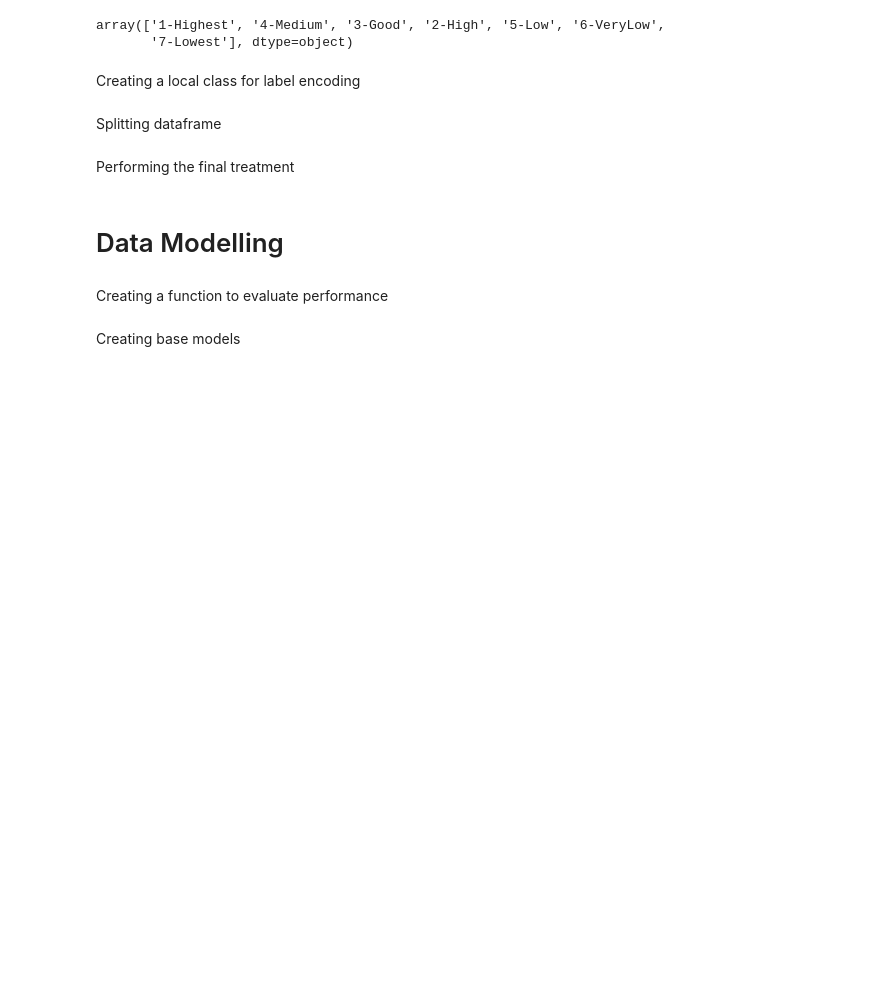
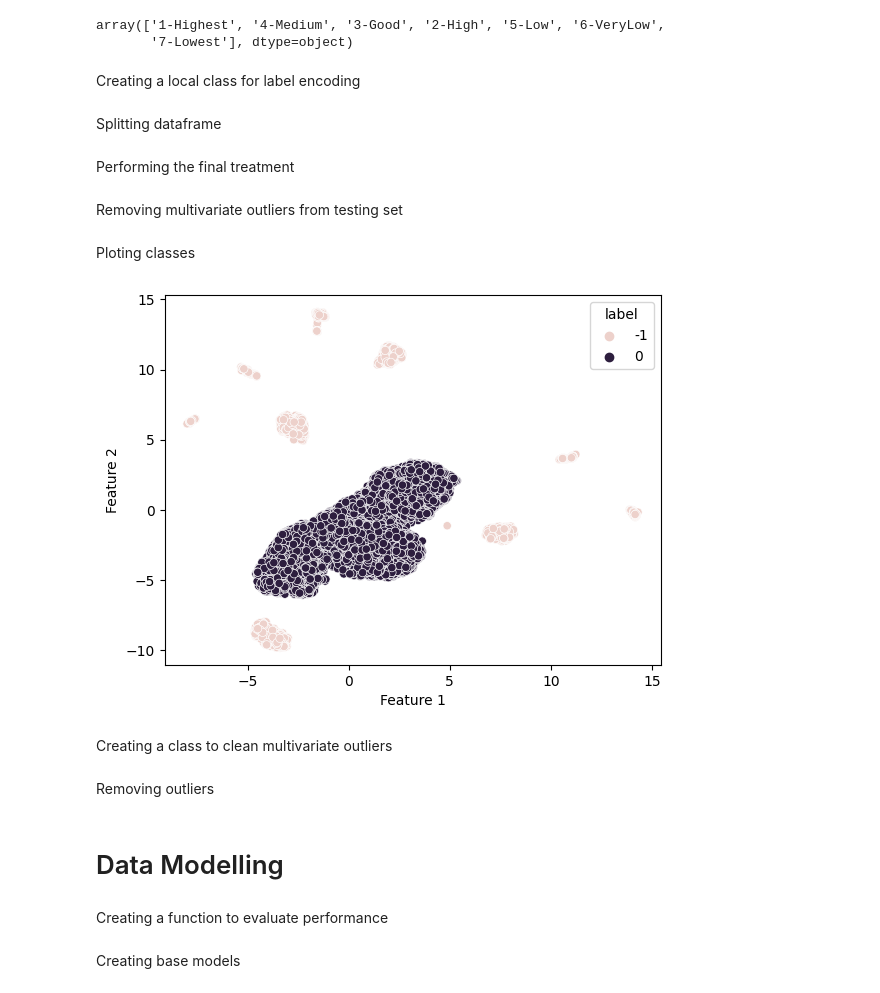
Before and after one commit to JoseGarayar/churn_prediction, a Jupyter notebook: notebook_bruno copy.ipynb, the cells around one changed output. Cells and saved outputs as stored; diff of their text form; code cells hidden in the pictures; blank space fills up the shorter version.

```diff
--- a/notebook_bruno copy.ipynb
+++ b/notebook_bruno copy.ipynb
@@ -306,21 +304,46 @@ Performing the final treatment
 # %%
 # selecting dtypes
 num_col = X_train.select_dtypes(include = np.number).columns.tolist()
-cat_col_ohe = X_train.select_dtypes(include = ['object', 'category']).columns.tolist()
-#cat_col_ohe.remove('CreditRating')
-cat_col_lab = 'CreditRating'
+cat_col = X_train.select_dtypes(include = ['object', 'category']).columns.tolist()
+
 # creating pipelines or transformers
 num_prep = Pipeline([('outlier', CleanOutliers().set_output(transform ='pandas')),
                     ('impute', SimpleImputer(strategy = 'mean').set_output(transform = 'pandas'))])
 
-cat_prep_ohe = OneHotEncoder(sparse_output = False, handle_unknown = 'ignore').set_output(transform ='pandas')
-#cat_prep_lab = LabelEncoder().set_output(transform = 'pandas')
+cat_prep = TargetEncoder(random_state = 23).set_output(transform = 'pandas')
 
 # creating transformer
 column_transformer = ColumnTransformer([('num', num_prep, num_col),
-                                        ('ohe', cat_prep_ohe, cat_col_ohe)],
+                                        ('cat', cat_prep, cat_col)],
                                         remainder = 'passthrough')\
                                     .set_output(transform = 'pandas')
 
 # testing transformer
-X_train_tr = column_transformer.fit_transform(X_train)
+X_train_tr = column_transformer.fit_transform(X_train, y_train)
+# %% [markdown]
+Removing multivariate outliers from testing set
+# %%
+# In order to verify oulier groups, it is important to reduce the data into a two-featured one so that the
+# minority class would be considered as outlier
+min_samples = len(X_train) * 0.05
+reducer = UMAP(n_components = 2, random_state = 23)
+detector = DBSCAN(eps = 1.2, min_samples = int(min_samples), n_jobs = -1)
+# scaling
+scaler = StandardScaler()
+X_train_sc = scaler.fit_transform(X_train_tr)
+# reducing
+X_train_re = reducer.fit_transform(X_train_sc)
+# detecting labels
+labels = detector.fit_predict(X_train_re)
+# %% [markdown]
+Ploting classes
+# %%
+evaluator = pd.DataFrame(X_train_re, columns = ['Feature 1', 'Feature 2'])
+outlier = pd.DataFrame(labels, columns = ['label'])
+evaluator = pd.concat([evaluator, outlier], axis = 1)
+sns.scatterplot(evaluator, x = 'Feature 1', y = 'Feature 2', hue = 'label')
+plt.show()
+# %% [output]
+[figure, added]
+# %% [markdown]
+Creating a class to clean multivariate outliers
@@ -326,0 +377,2 @@ X_train_tr = column_transformer.fit_transform(X_train)
+# %% [markdown]
+Removing outliers
```
Also changed, not shown: parts of 3 cells of this notebook, 1 other file.
